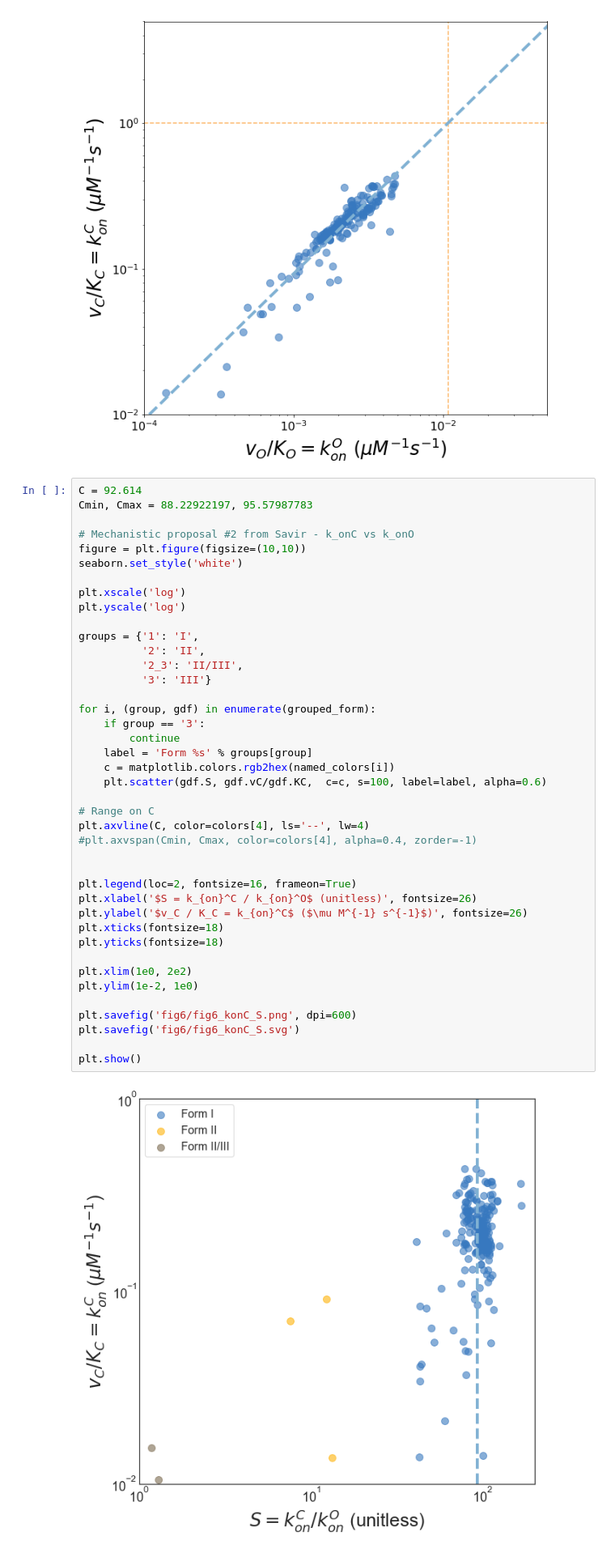
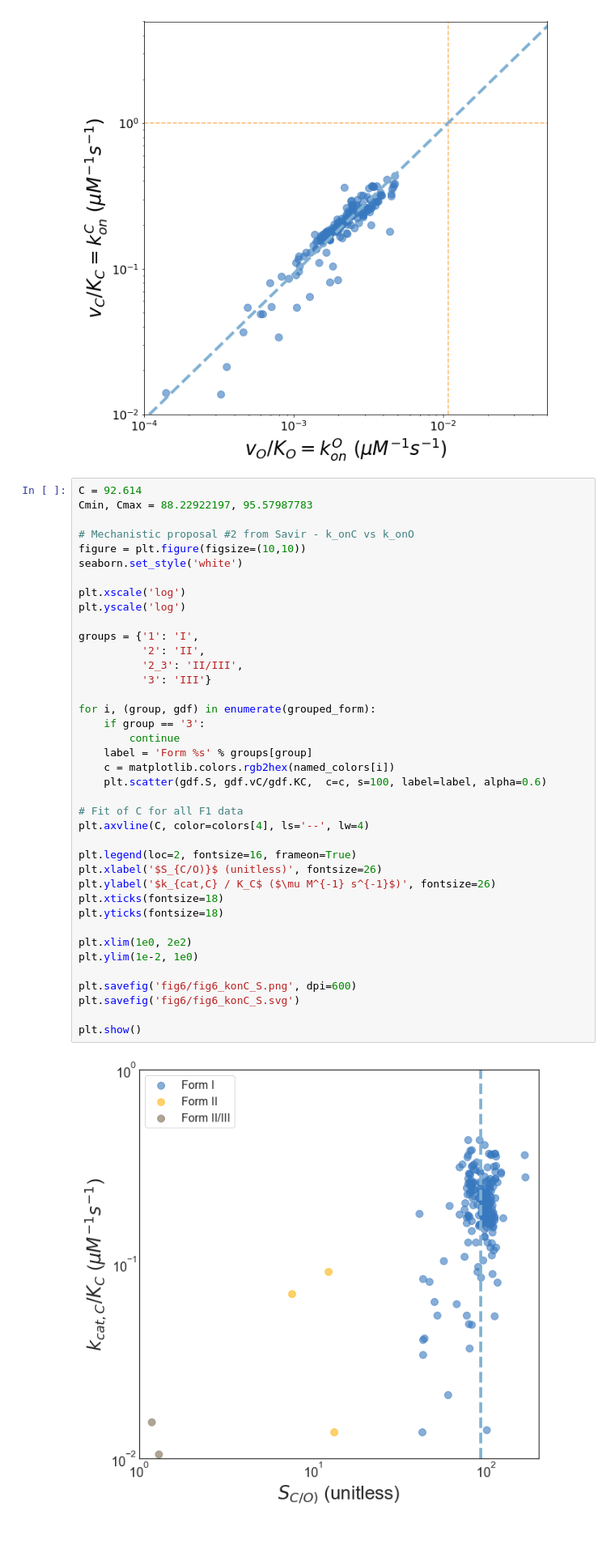
Before and after one commit to flamholz/rubisco, a Jupyter notebook: notebooks/Figure 6 reactive vs unreactive model.ipynb, the cells around one changed output. Shown at 81% size. Drawn from its saved outputs; the diff is of its cells as text.

Commit message:
Major rehaul of figure notebooks.

```diff
--- a/notebooks/Figure 6 reactive vs unreactive model.ipynb
+++ b/notebooks/Figure 6 reactive vs unreactive model.ipynb
@@ -74,39 +74,37 @@ seaborn.set_style('white')
 
 plt.xscale('log')
 plt.yscale('log')
 
 groups = {'1': 'I',
           '2': 'II',
           '2_3': 'II/III',
           '3': 'III'}
 
 for i, (group, gdf) in enumerate(grouped_form):
     if group == '3':
         continue
     label = 'Form %s' % groups[group]
     c = matplotlib.colors.rgb2hex(named_colors[i])
     plt.scatter(gdf.S, gdf.vC/gdf.KC,  c=c, s=100, label=label, alpha=0.6)
 
-# Range on C
+# Fit of C for all F1 data
 plt.axvline(C, color=colors[4], ls='--', lw=4)
-#plt.axvspan(Cmin, Cmax, color=colors[4], alpha=0.4, zorder=-1)
-
 
 plt.legend(loc=2, fontsize=16, frameon=True)
-plt.xlabel('$S = k_{on}^C / k_{on}^O$ (unitless)', fontsize=26)
-plt.ylabel('$v_C / K_C = k_{on}^C$ ($\mu M^{-1} s^{-1}$)', fontsize=26)
+plt.xlabel('$S_{C/O)}$ (unitless)', fontsize=26)
+plt.ylabel('$k_{cat,C} / K_C$ ($\mu M^{-1} s^{-1}$)', fontsize=26)
 plt.xticks(fontsize=18)
 plt.yticks(fontsize=18)
 
 plt.xlim(1e0, 2e2)
 plt.ylim(1e-2, 1e0)
 
 plt.savefig('fig6/fig6_konC_S.png', dpi=600)
 plt.savefig('fig6/fig6_konC_S.svg')
 
 plt.show()
 # %% [output]
-[figure, old version]
+[figure, new version]
 # %%
 # Mechanistic proposal #2 from Savir - k_onC vs k_onO
 figure = plt.figure(figsize=(10,10))
```
Also changed, not shown: parts of 1 cell of this notebook, 13 other files.
